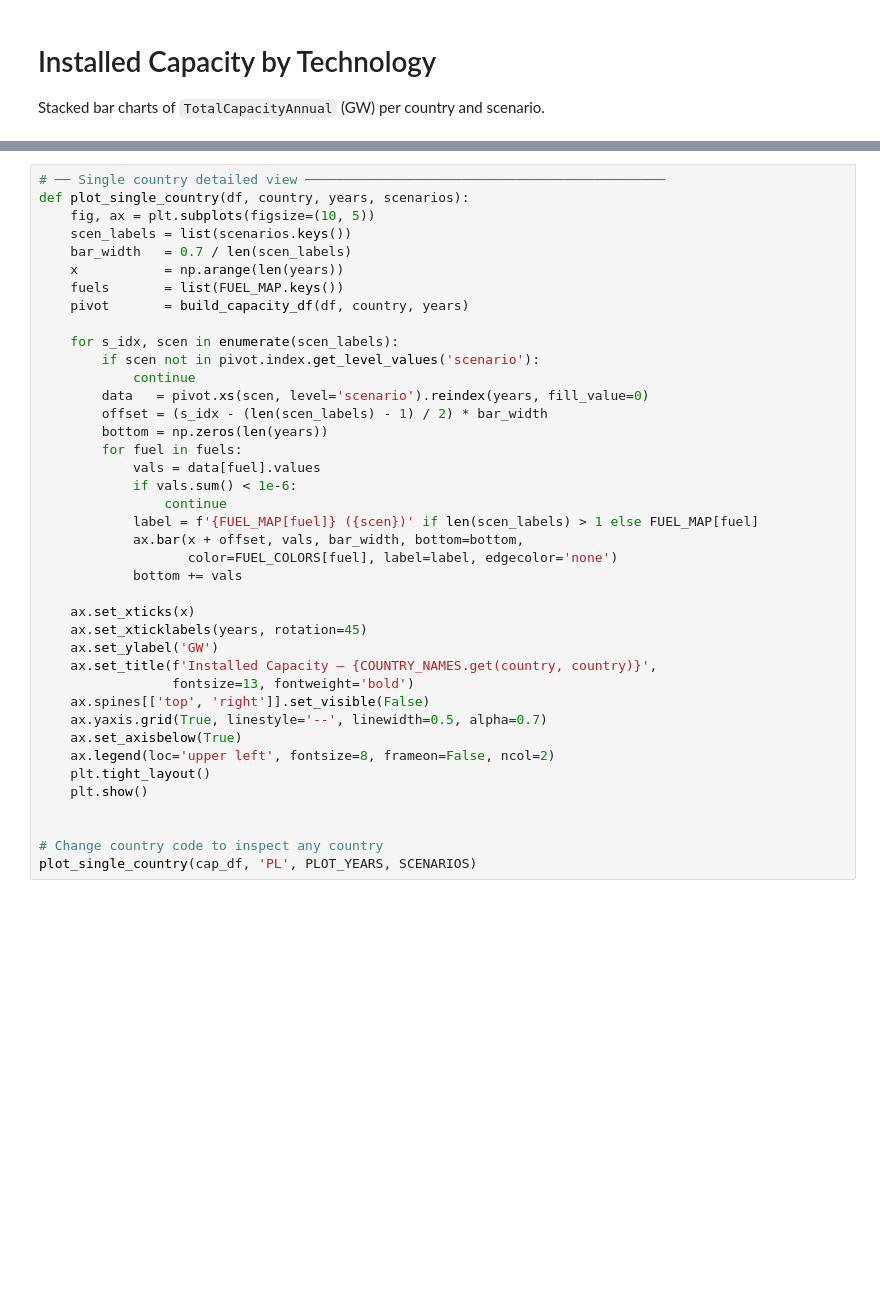
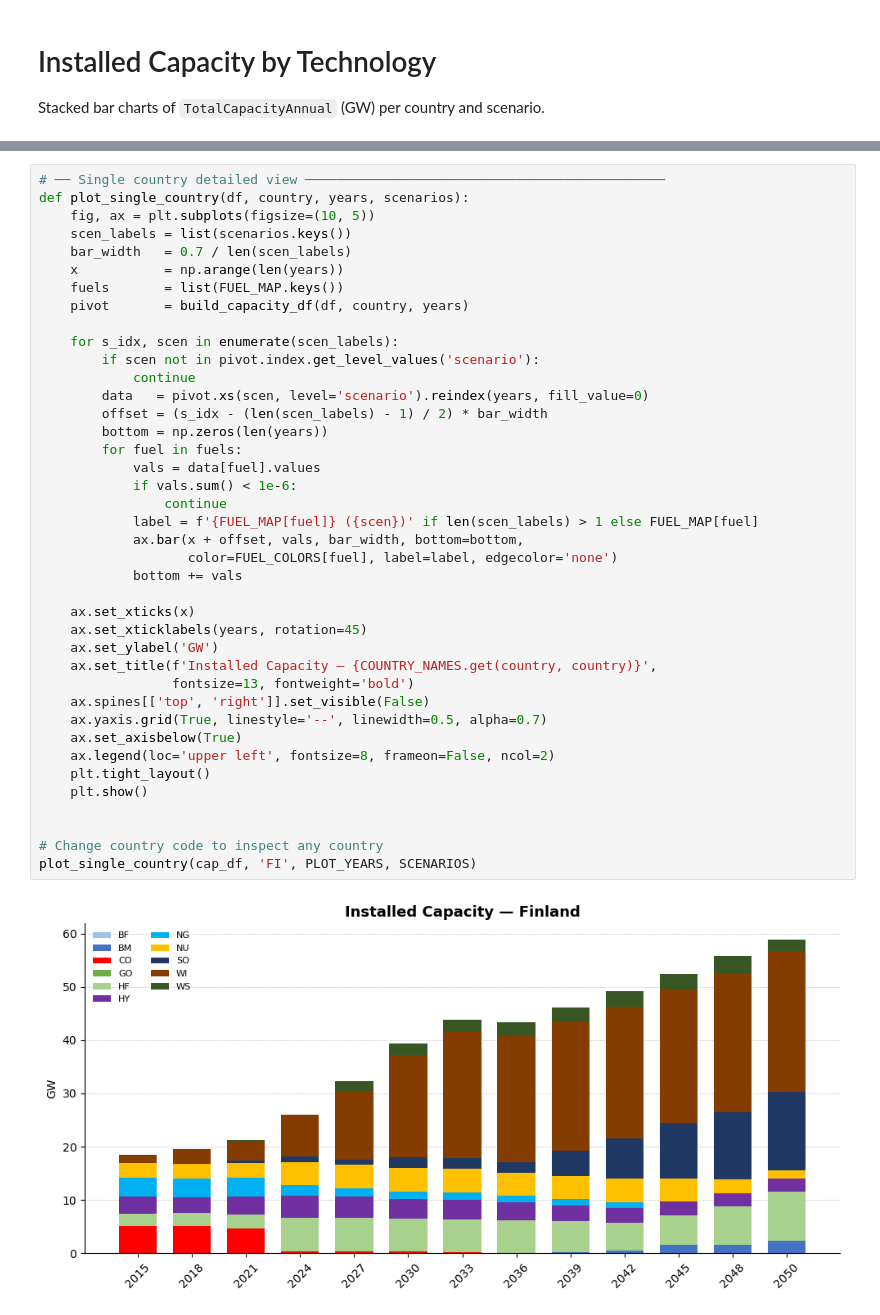
Before and after one commit to NamiraNugroho/OSeMBE_ECEMF, a Jupyter notebook: capacity_plot.ipynb, the cells around one changed output, grey strips where cells are left out. Saved outputs shown, nothing was run; the diff lists cells and outputs as text; blank space fills up the shorter version.

Commit message:
plotting REF result

```diff
--- a/capacity_plot.ipynb
+++ b/capacity_plot.ipynb
@@ -264,31 +203,33 @@ def plot_single_country(df, country, years, scenarios):
 
     for s_idx, scen in enumerate(scen_labels):
         if scen not in pivot.index.get_level_values('scenario'):
             continue
         data   = pivot.xs(scen, level='scenario').reindex(years, fill_value=0)
         offset = (s_idx - (len(scen_labels) - 1) / 2) * bar_width
         bottom = np.zeros(len(years))
         for fuel in fuels:
             vals = data[fuel].values
             if vals.sum() < 1e-6:
                 continue
             label = f'{FUEL_MAP[fuel]} ({scen})' if len(scen_labels) > 1 else FUEL_MAP[fuel]
             ax.bar(x + offset, vals, bar_width, bottom=bottom,
                    color=FUEL_COLORS[fuel], label=label, edgecolor='none')
             bottom += vals
 
     ax.set_xticks(x)
     ax.set_xticklabels(years, rotation=45)
     ax.set_ylabel('GW')
     ax.set_title(f'Installed Capacity — {COUNTRY_NAMES.get(country, country)}',
                  fontsize=13, fontweight='bold')
     ax.spines[['top', 'right']].set_visible(False)
     ax.yaxis.grid(True, linestyle='--', linewidth=0.5, alpha=0.7)
     ax.set_axisbelow(True)
     ax.legend(loc='upper left', fontsize=8, frameon=False, ncol=2)
     plt.tight_layout()
     plt.show()
 
 
 # Change country code to inspect any country
-plot_single_country(cap_df, 'PL', PLOT_YEARS, SCENARIOS)
+plot_single_country(cap_df, 'FI', PLOT_YEARS, SCENARIOS)
+# %% [output]
+[figure, added]
```
Also changed, not shown: parts of 6 cells of this notebook, 1 other file.
